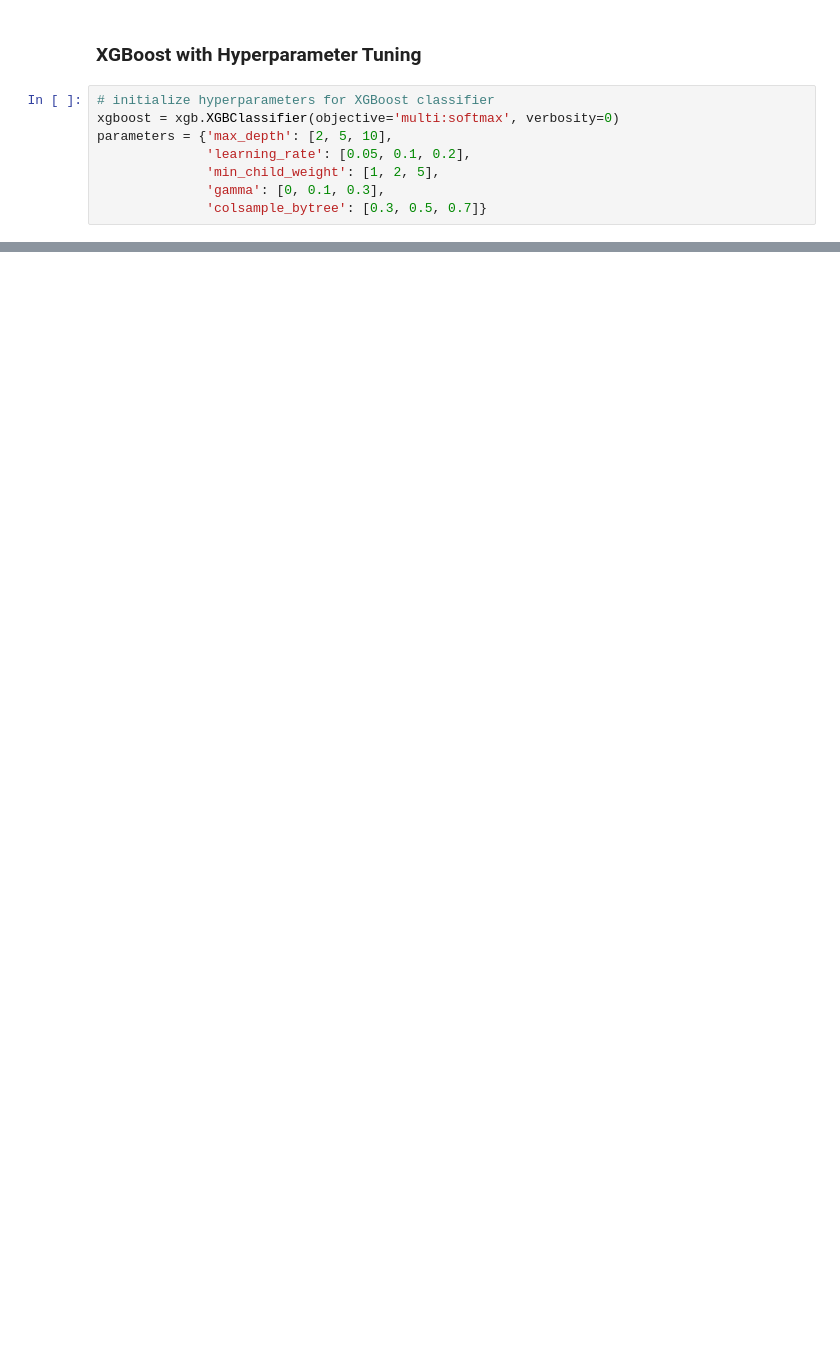
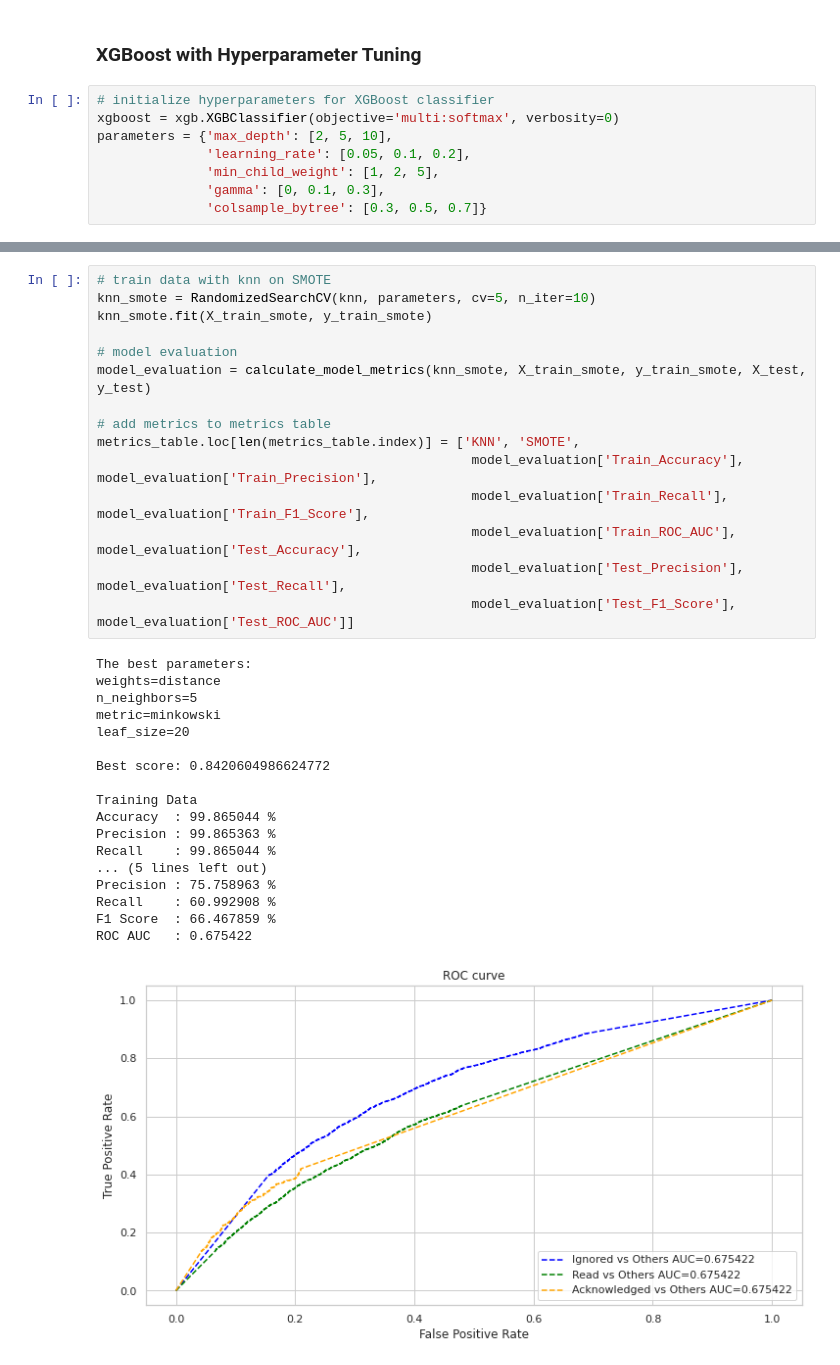
Before and after one commit to connect-midhunr/email-campaign-effectiveness-prediction, a Jupyter notebook: Email_Campaign_Effectiveness_Prediction_Capstone_Project.ipynb, the cells around one changed output, grey strips where cells are left out. Saved outputs shown, nothing was run; the diff lists cells and outputs as text; blank space fills up the shorter version.

```diff
--- a/Email_Campaign_Effectiveness_Prediction_Capstone_Project.ipynb
+++ b/Email_Campaign_Effectiveness_Prediction_Capstone_Project.ipynb
@@ -1334,0 +1379,34 @@ ROC AUC   : 0.777989
+# %%
+# train data with knn on SMOTE
+knn_smote = RandomizedSearchCV(knn, parameters, cv=5, n_iter=10)
+knn_smote.fit(X_train_smote, y_train_smote)
+
+# model evaluation
+model_evaluation = calculate_model_metrics(knn_smote, X_train_smote, y_train_smote, X_test, y_test)
+
+# add metrics to metrics table
+metrics_table.loc[len(metrics_table.index)] = ['KNN', 'SMOTE',
+                                                model_evaluation['Train_Accuracy'], model_evaluation['Train_Precision'],
+                                                model_evaluation['Train_Recall'], model_evaluation['Train_F1_Score'],
+                                                model_evaluation['Train_ROC_AUC'], model_evaluation['Test_Accuracy'],
+                                                model_evaluation['Test_Precision'], model_evaluation['Test_Recall'],
+                                                model_evaluation['Test_F1_Score'], model_evaluation['Test_ROC_AUC']]
+# %% [output]
+The best parameters:
+weights=distance
+n_neighbors=5
+metric=minkowski
+leaf_size=20
+
+Best score: 0.8420604986624772
+
+Training Data
+Accuracy  : 99.865044 %
+Precision : 99.865363 %
+Recall    : 99.865044 %
+... (5 lines left out)
+Precision : 75.758963 %
+Recall    : 60.992908 %
+F1 Score  : 66.467859 %
+ROC AUC   : 0.675422
+[figure, added]
```
Also changed, not shown: parts of 29 cells of this notebook.
